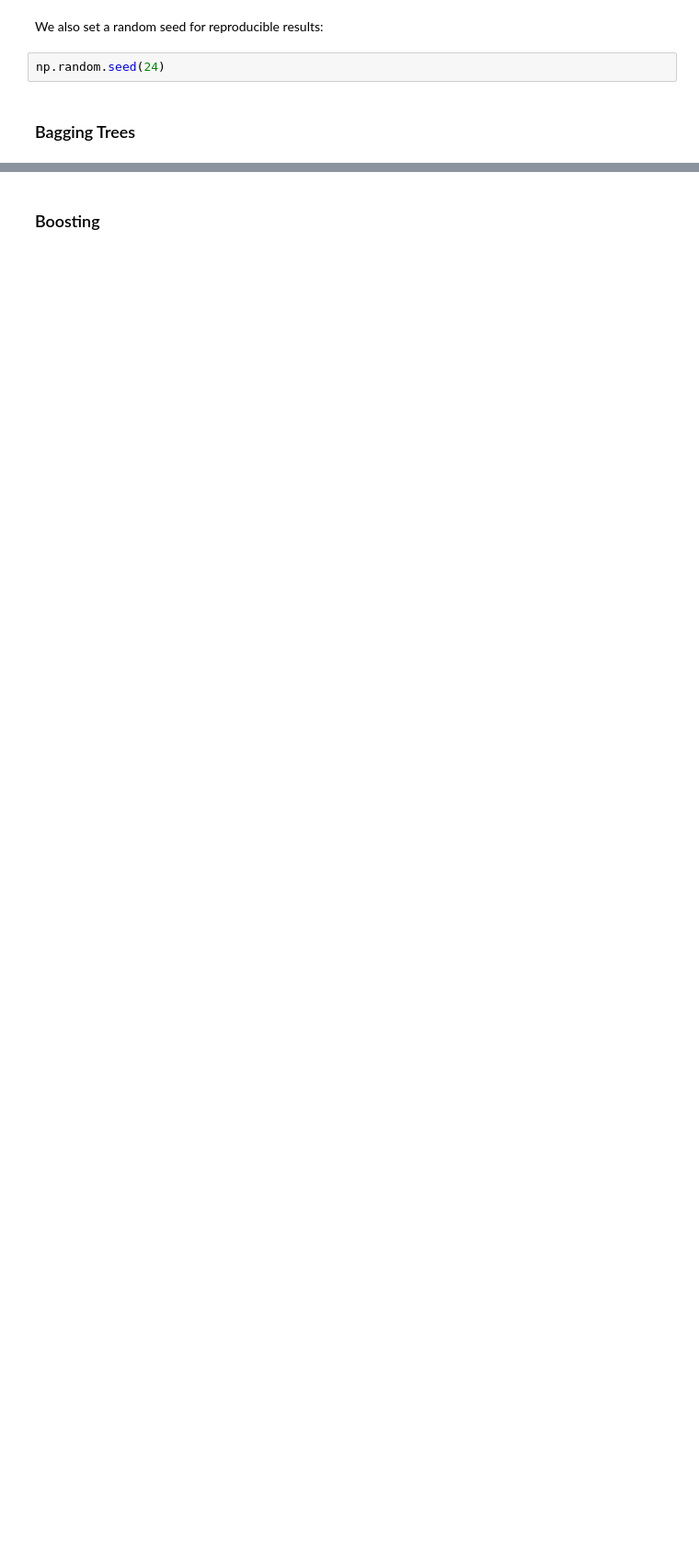
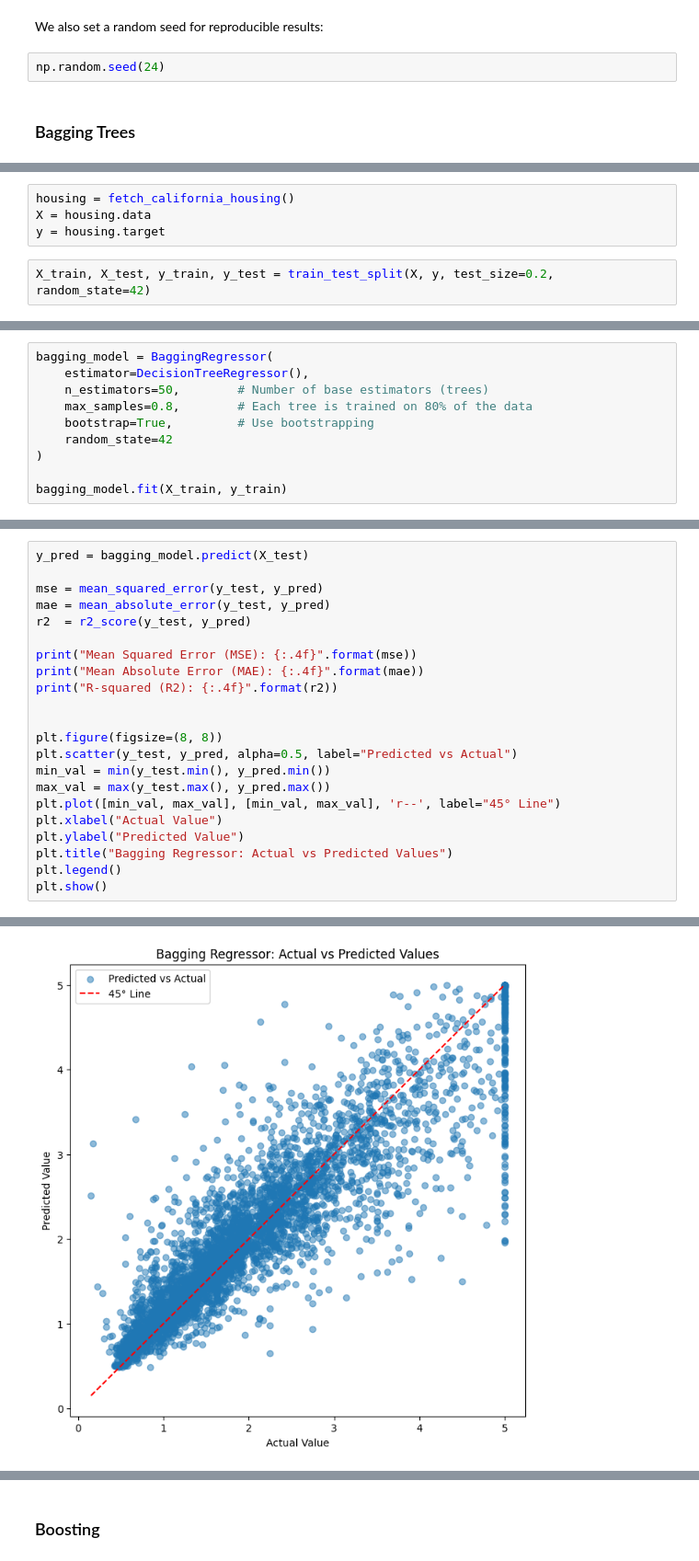
Before and after one commit to ikercb2000/ML4Econ_Course, a Jupyter notebook: Course_Notebooks/5_Bagging_Boosting.ipynb, the cells around one changed output, grey strips where cells are left out. Shown at 92% size. Drawn from its saved outputs; the diff is of its cells as text; blank space fills up the shorter version.

```diff
--- a/Course_Notebooks/5_Bagging_Boosting.ipynb
+++ b/Course_Notebooks/5_Bagging_Boosting.ipynb
@@ -25,0 +44,6 @@ np.random.seed(24)
+# %%
+housing = fetch_california_housing()
+X = housing.data
+y = housing.target
+# %%
+X_train, X_test, y_train, y_test = train_test_split(X, y, test_size=0.2, random_state=42)
@@ -25,0 +90,10 @@ np.random.seed(24)
+# %%
+bagging_model = BaggingRegressor(
+    estimator=DecisionTreeRegressor(),
+    n_estimators=50,        # Number of base estimators (trees)
+    max_samples=0.8,        # Each tree is trained on 80% of the data
+    bootstrap=True,         # Use bootstrapping
+    random_state=42
+)
+
+bagging_model.fit(X_train, y_train)
@@ -25,0 +105,23 @@ np.random.seed(24)
+# %%
+y_pred = bagging_model.predict(X_test)
+
+mse = mean_squared_error(y_test, y_pred)
+mae = mean_absolute_error(y_test, y_pred)
+r2  = r2_score(y_test, y_pred)
+
+print("Mean Squared Error (MSE): {:.4f}".format(mse))
+print("Mean Absolute Error (MAE): {:.4f}".format(mae))
+print("R-squared (R2): {:.4f}".format(r2))
+
+
+plt.figure(figsize=(8, 8))
+plt.scatter(y_test, y_pred, alpha=0.5, label="Predicted vs Actual")
+min_val = min(y_test.min(), y_pred.min())
+max_val = max(y_test.max(), y_pred.max())
+plt.plot([min_val, max_val], [min_val, max_val], 'r--', label="45° Line")
+plt.xlabel("Actual Value")
+plt.ylabel("Predicted Value")
+plt.title("Bagging Regressor: Actual vs Predicted Values")
+plt.legend()
+plt.show()
+# %% [output]
@@ -25,0 +131 @@ np.random.seed(24)
+[figure, added]
```
Also changed, not shown: parts of 26 cells of this notebook, 4 other files.
